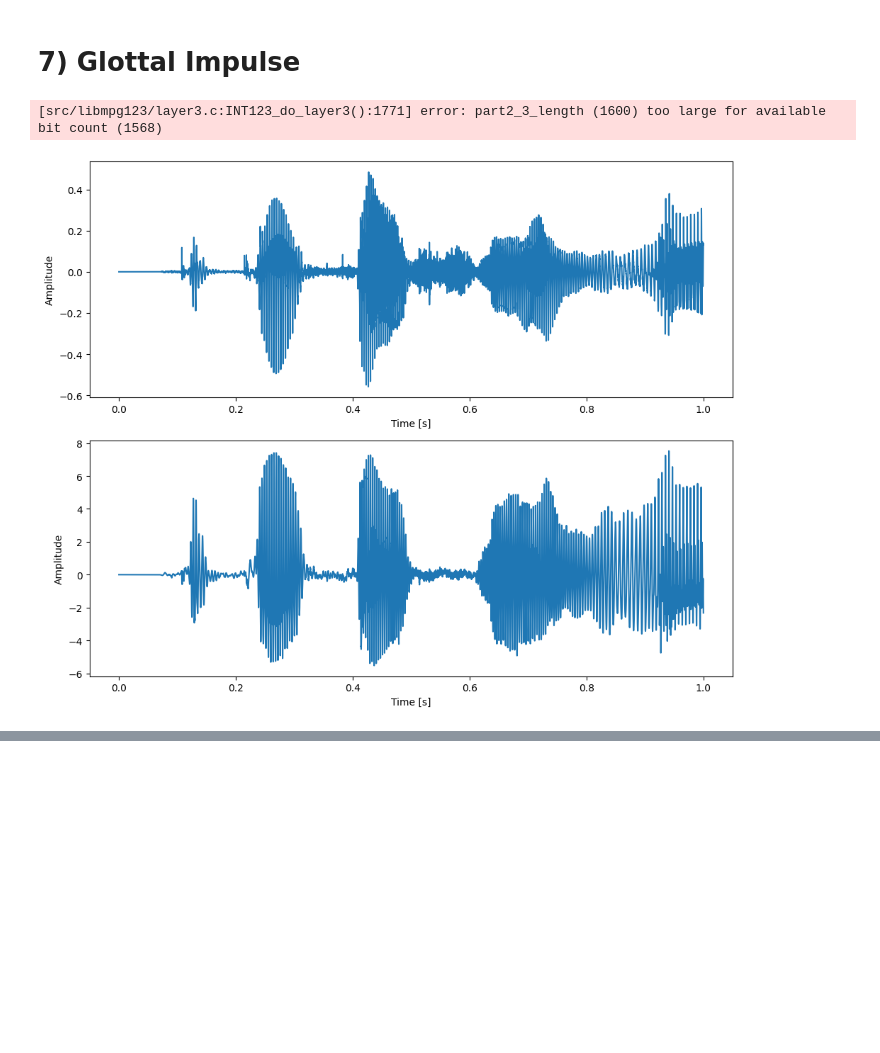
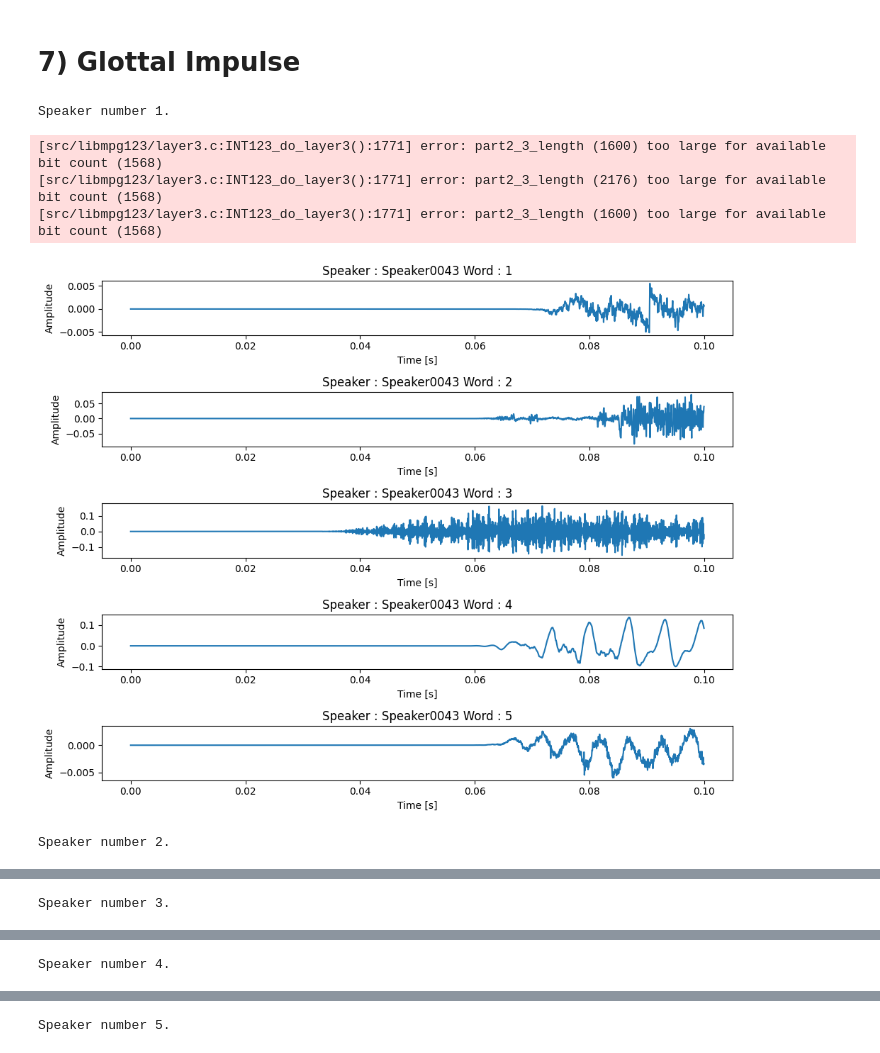
Before and after one commit to SRI2024-Voice-Biometric/Feature-Extraction, a Jupyter notebook: parameterised-method-analysis-window-size.ipynb, the cells around one changed output, grey strips where cells are left out. Saved outputs shown, nothing was run; the diff lists cells and outputs as text; code cells hidden in the pictures; blank space fills up the shorter version.

Commit message:
Added glottal impulse analysis

```diff
--- a/parameterised-method-analysis-window-size.ipynb
+++ b/parameterised-method-analysis-window-size.ipynb
@@ -427,7 +427,7 @@ plot_glottal_impulse(data_folder,num_speakers,frame_length_msec,num_frames,num_c
 # %% [markdown]
 # 7) Glottal Impulse
 # %%
-def gfmiaif(s_gvl, iterations=1, nv=12, ng=3, enc_size=16, d=0.99, win=None):
+def gfmiaif_plot(s_gvl, iterations=1, nv=12, ng=3, enc_size=16, d=0.99, win=None):
     if win is None:
         win = hann(len(s_gvl))
 
@@ -464,13 +464,11 @@ def gfmiaif(s_gvl, iterations=1, nv=12, ng=3, enc_size=16, d=0.99, win=None):
 
     return glottal_pulse
 # %%
-def plot_glottal_impulse(data_folder,analysis_type,frame_length_msec=10,sr=44100,iteration=1):
-    num_speakers=analysis_type['speaker']
-    num_utterances=analysis_type['utterances']
-
-
+def plot_glottal_impulse(data_folder,num_speakers=5,num_utterances=5,frame_length_msec=10,sr=44100,iteration=1):
     total_speaker = 0
     for speaker in os.listdir(data_folder):
+        print(f"Speaker number {total_speaker+1}.\n")
+
         glottal_impulse=[]
 
         y=[]
@@ -487,22 +485,27 @@ def plot_glottal_impulse(data_folder,analysis_type,frame_length_msec=10,sr=44100
         del wav_files
 
         for frame in y:
-            pulse=gfmiaif(frame,iteration)
+            pulse=gfmiaif_plot(frame,iteration)
             glottal_impulse.append(pulse)
 
-        fig, (ax1, ax2) = plt.subplots(num_utterances, 1, figsize=(10, 8))
+        fig, ax = plt.subplots(num_utterances, 1, figsize=(10, 8))
+
+        if num_utterances == 1:
+            ax = [ax]
 
         for idx in range(num_utterances):
             t = []
             time = 0
-            s_g=glottal_impulse[idx]
+            s_g = glottal_impulse[idx]
+
             while len(t) < len(s_g):
                 t.append(time)
                 time += (1/sr)
-            ax2.plot(t,s_g)
-            ax2.set_xlabel('Time [s]')
-            ax2.set_ylabel('Amplitude')
-            ax2.set_title(f'Speaker : {speaker} Word : {idx+1}')
+
+            ax[idx].plot(t, s_g)
+            ax[idx].set_xlabel('Time [s]')
+            ax[idx].set_ylabel('Amplitude')
+            ax[idx].set_title(f'Speaker : {speaker} Word : {idx+1}')
 
         plt.tight_layout()
         plt.show()
@@ -510,17 +513,20 @@ def plot_glottal_impulse(data_folder,analysis_type,frame_length_msec=10,sr=44100
         del y
 
         total_speaker += 1
-        if total_speaker != 0 and total_speaker % 1 == 0 and verbose:
-            print(f"{total_speaker} speakers completed.\n")
 
         if total_speaker == num_speakers:
             break
-# %%
-speakers=os.listdir(data_folder)
-files=os.listdir(os.path.join(data_folder,speakers[0]))
-s_gvl, sr = librosa.load(os.path.join(data_folder,speakers[0],files[0]), sr=44100)
-s_gvl=s_gvl[:int(sr)]
-gfmiaif_plot(s_gvl)
-# %% [output]
-[src/libmpg123/layer3.c:INT123_do_layer3():1771] error: part2_3_length (1600) too large for available bit count (1568)
-[figure, removed]
+# %%
+num_speakers=5
+num_utterances=5
+frame_length_msec=100
+data_folder="/kaggle/input/speaker-recognition-audio-dataset/50_speakers_audio_data"
+# %%
+plot_glottal_impulse(data_folder,num_speakers,num_utterances,frame_length_msec)
+# %% [output]
+Speaker number 1.
+[src/libmpg123/layer3.c:INT123_do_layer3():1771] error: part2_3_length (1600) too large for available bit count (1568)
+[src/libmpg123/layer3.c:INT123_do_layer3():1771] error: part2_3_length (2176) too large for available bit count (1568)
+[src/libmpg123/layer3.c:INT123_do_layer3():1771] error: part2_3_length (1600) too large for available bit count (1568)
+[figure, added]
+Speaker number 2.
@@ -526,0 +534 @@ gfmiaif_plot(s_gvl)
+Speaker number 3.
@@ -526,0 +536 @@ gfmiaif_plot(s_gvl)
+Speaker number 4.
@@ -526,0 +538 @@ gfmiaif_plot(s_gvl)
+Speaker number 5.
```
Also changed, not shown: parts of 1 cell of this notebook.
